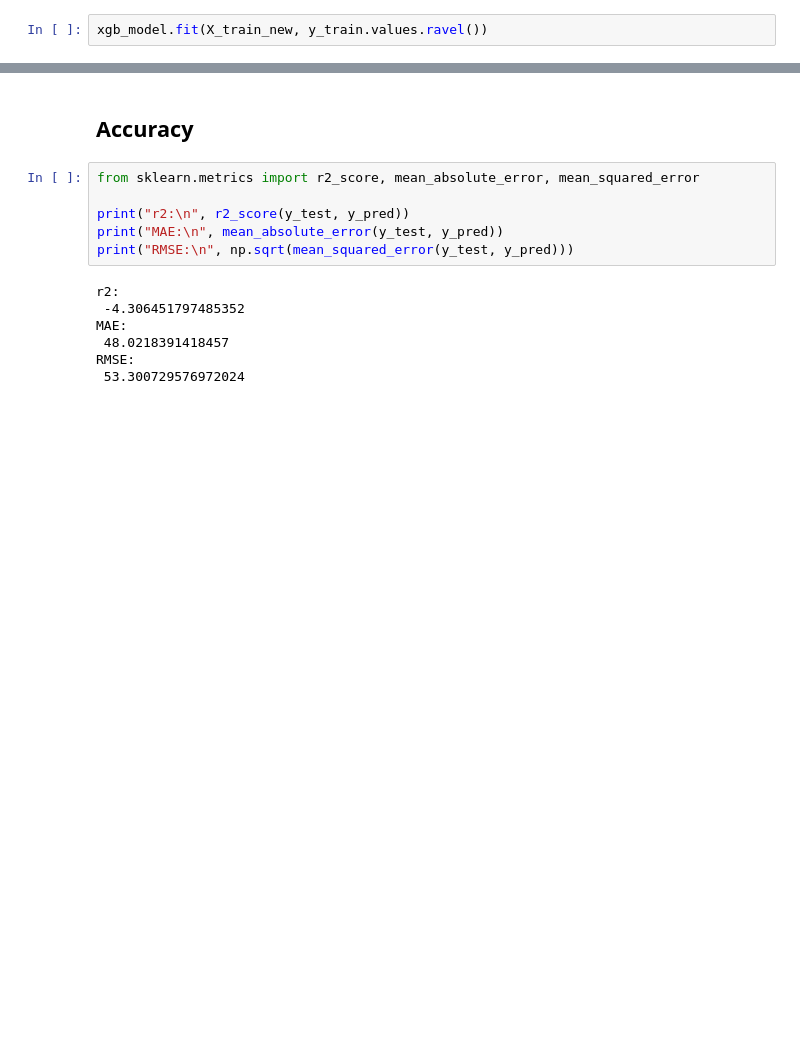
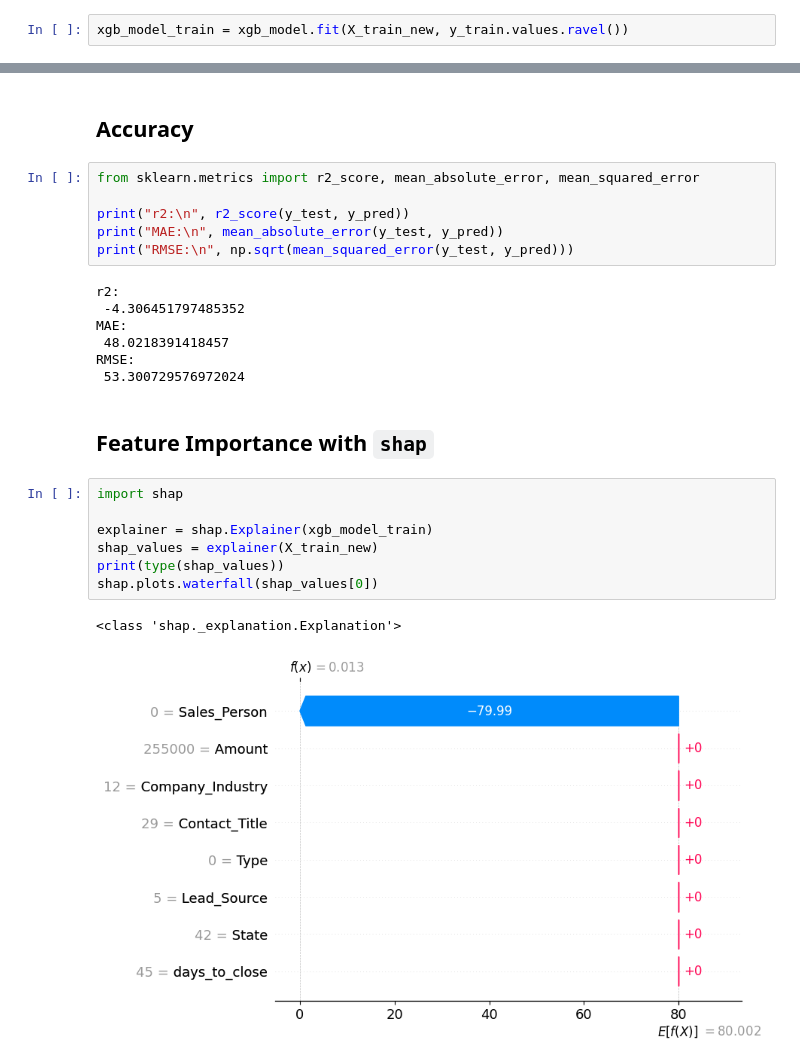
Before and after one commit to lakshmansierra/poc_xg_boost, a Jupyter notebook: 01-Stage-Probability-Predictor/2_xg_boost.ipynb, the cells around one changed output, grey strips where cells are left out. Drawn from its saved outputs; the diff is of its cells as text; blank space fills up the shorter version.

```diff
--- a/01-Stage-Probability-Predictor/2_xg_boost.ipynb
+++ b/01-Stage-Probability-Predictor/2_xg_boost.ipynb
@@ -279,4 +279,4 @@ xgb_model = XGBRegressor(
     random_state=42
 )
 # %%
-xgb_model.fit(X_train_new, y_train.values.ravel())
+xgb_model_train = xgb_model.fit(X_train_new, y_train.values.ravel())
@@ -396,3 +384,15 @@ MAE:
  48.0218391418457
 RMSE:
  53.300729576972024
+# %% [markdown]
+## Feature Importance with `shap`
+# %%
+import shap
+
+explainer = shap.Explainer(xgb_model_train)
+shap_values = explainer(X_train_new)
+print(type(shap_values))
+shap.plots.waterfall(shap_values[0])
+# %% [output]
+<class 'shap._explanation.Explanation'>
+[figure, added]
```
Also changed, not shown: parts of 4 cells of this notebook, 1 other file.
